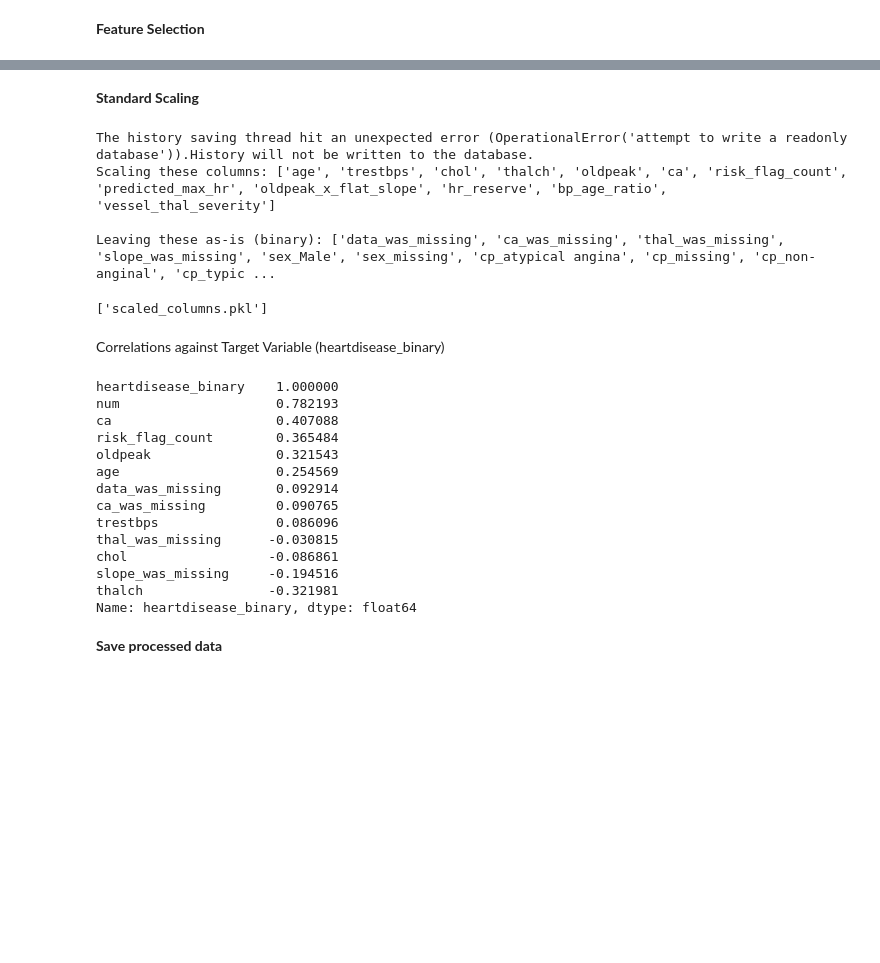
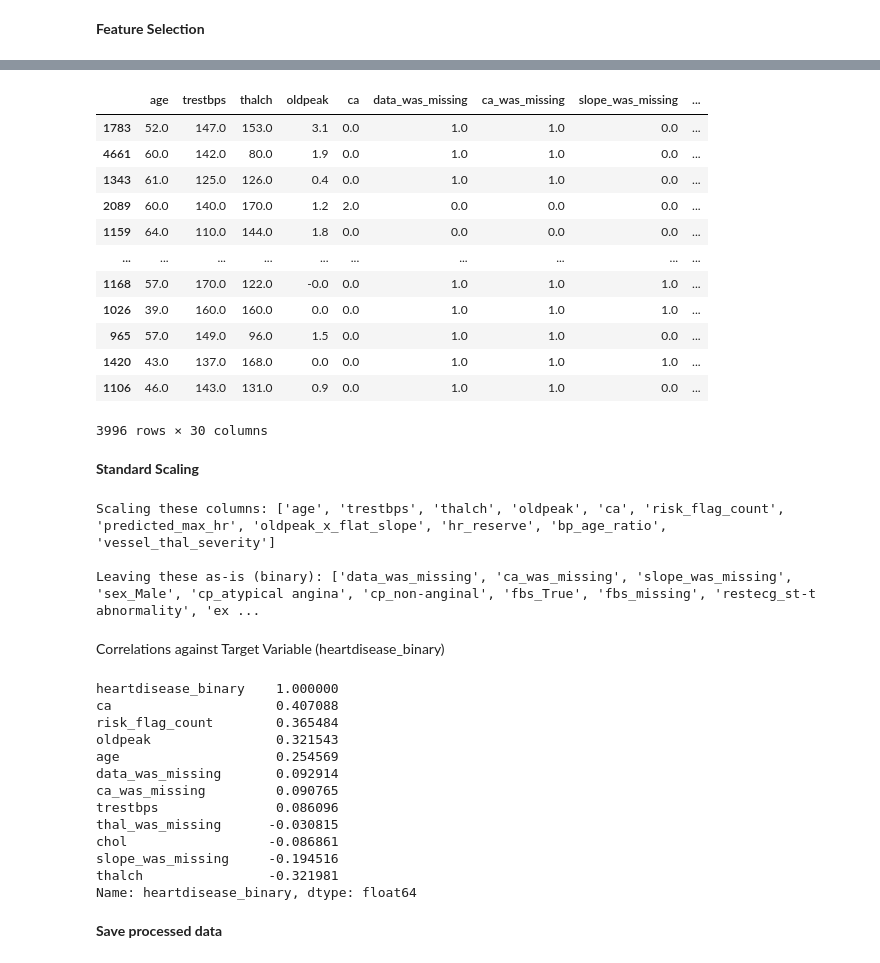
Before and after one commit to phoebehr/heartdisease, a Jupyter notebook: Preprocess_expanded.ipynb, the cells around one changed output, grey strips where cells are left out. Cells and saved outputs as stored; diff of their text form; code cells hidden in the pictures; blank space fills up the shorter version.

```diff
--- a/Preprocess_expanded.ipynb
+++ b/Preprocess_expanded.ipynb
@@ -239,0 +262,16 @@ for col in categorical_cols:
+# %%
+def get_iqr_bounds(train_series):
+    Q1 = train_series.quantile(0.25)
+    Q3 = train_series.quantile(0.75)
+    IQR = Q3 - Q1
+    lower = Q1 - 1.5 * IQR
+    upper = Q3 + 1.5 * IQR
+    return lower, upper
+
+outlier_cols = ['trestbps', 'chol', 'thalch', 'oldpeak']
+
+for col in outlier_cols:
+    lower, upper = get_iqr_bounds(train[col])
+    train[col] = train[col].clip(lower=lower, upper=upper)
+    test[col] = test[col].clip(lower=lower, upper=upper)
+    print(f"{col}: capped to [{lower:.2f}, {upper:.2f}]")
@@ -285,7 +328,7 @@ Series([], dtype: int64)
 # %% [markdown]
 **Feature Selection**
 # %%
-selector = SelectKBest(score_func=f_classif, k=42)
+selector = SelectKBest(score_func=f_classif, k=30)
 
 # fit on train only, then transform both
 X_train_selected = selector.fit_transform(X_train_raw, y_train)
@@ -315,3 +373,19 @@ X_train shape: (3996, 42)
+# %%
+X_train
+# %% [output]
+|  | age | trestbps | thalch | oldpeak | ca | data_was_missing | ca_was_missing | slope_was_missing | ... |
+| 1783 | 52.0 | 147.0 | 153.0 | 3.1 | 0.0 | 1.0 | 1.0 | 0.0 | ... |
+| 4661 | 60.0 | 142.0 | 80.0 | 1.9 | 0.0 | 1.0 | 1.0 | 0.0 | ... |
+| 1343 | 61.0 | 125.0 | 126.0 | 0.4 | 0.0 | 1.0 | 1.0 | 0.0 | ... |
+| 2089 | 60.0 | 140.0 | 170.0 | 1.2 | 2.0 | 0.0 | 0.0 | 0.0 | ... |
+| 1159 | 64.0 | 110.0 | 144.0 | 1.8 | 0.0 | 0.0 | 0.0 | 0.0 | ... |
+| ... | ... | ... | ... | ... | ... | ... | ... | ... | ... |
+| 1168 | 57.0 | 170.0 | 122.0 | -0.0 | 0.0 | 1.0 | 1.0 | 1.0 | ... |
+| 1026 | 39.0 | 160.0 | 160.0 | 0.0 | 0.0 | 1.0 | 1.0 | 1.0 | ... |
+| 965 | 57.0 | 149.0 | 96.0 | 1.5 | 0.0 | 1.0 | 1.0 | 0.0 | ... |
+| 1420 | 43.0 | 137.0 | 168.0 | 0.0 | 0.0 | 1.0 | 1.0 | 1.0 | ... |
+| 1106 | 46.0 | 143.0 | 131.0 | 0.9 | 0.0 | 1.0 | 1.0 | 0.0 | ... |
+3996 rows × 30 columns
 # %% [markdown]
 **Standard Scaling**
 # %%
@@ -332,24 +406,21 @@ X_train[continuous_cols] = scaler.fit_transform(X_train[continuous_cols])
 X_test[continuous_cols] = scaler.transform(X_test[continuous_cols])
 
 # save the fitted scaler
-joblib.dump(scaler, 'scaler.pkl')
+#joblib.dump(scaler, 'scaler.pkl')
 
 # also save which columns need scaling, so app.py knows exactly which ones
-joblib.dump(continuous_cols, 'scaled_columns.pkl')
+#joblib.dump(continuous_cols, 'scaled_columns.pkl')
 # %% [output]
-The history saving thread hit an unexpected error (OperationalError('attempt to write a readonly database')).History will not be written to the database.
-Scaling these columns: ['age', 'trestbps', 'chol', 'thalch', 'oldpeak', 'ca', 'risk_flag_count', 'predicted_max_hr', 'oldpeak_x_flat_slope', 'hr_reserve', 'bp_age_ratio', 'vessel_thal_severity']
+Scaling these columns: ['age', 'trestbps', 'thalch', 'oldpeak', 'ca', 'risk_flag_count', 'predicted_max_hr', 'oldpeak_x_flat_slope', 'hr_reserve', 'bp_age_ratio', 'vessel_thal_severity']
 
-Leaving these as-is (binary): ['data_was_missing', 'ca_was_missing', 'thal_was_missing', 'slope_was_missing', 'sex_Male', 'sex_missing', 'cp_atypical angina', 'cp_missing', 'cp_non-anginal', 'cp_typic ...
+Leaving these as-is (binary): ['data_was_missing', 'ca_was_missing', 'slope_was_missing', 'sex_Male', 'cp_atypical angina', 'cp_non-anginal', 'fbs_True', 'fbs_missing', 'restecg_st-t abnormality', 'ex ...
-['scaled_columns.pkl']
 # %% [markdown]
 Correlations against Target Variable (heartdisease_binary)
 # %%
-correlations_with_target = hd.select_dtypes(include=['number']).corr()['heartdisease_binary'].sort_values(ascending=False)
+correlations_with_target = hd.select_dtypes(include=['number']).corr()['heartdisease_binary'].sort_values(ascending=False).drop('num')
 print(correlations_with_target)
 # %% [output]
 heartdisease_binary    1.000000
-num                    0.782193
 ca                     0.407088
 risk_flag_count        0.365484
 oldpeak                0.321543
```
Also changed, not shown: parts of 6 cells of this notebook, 15 other files.
